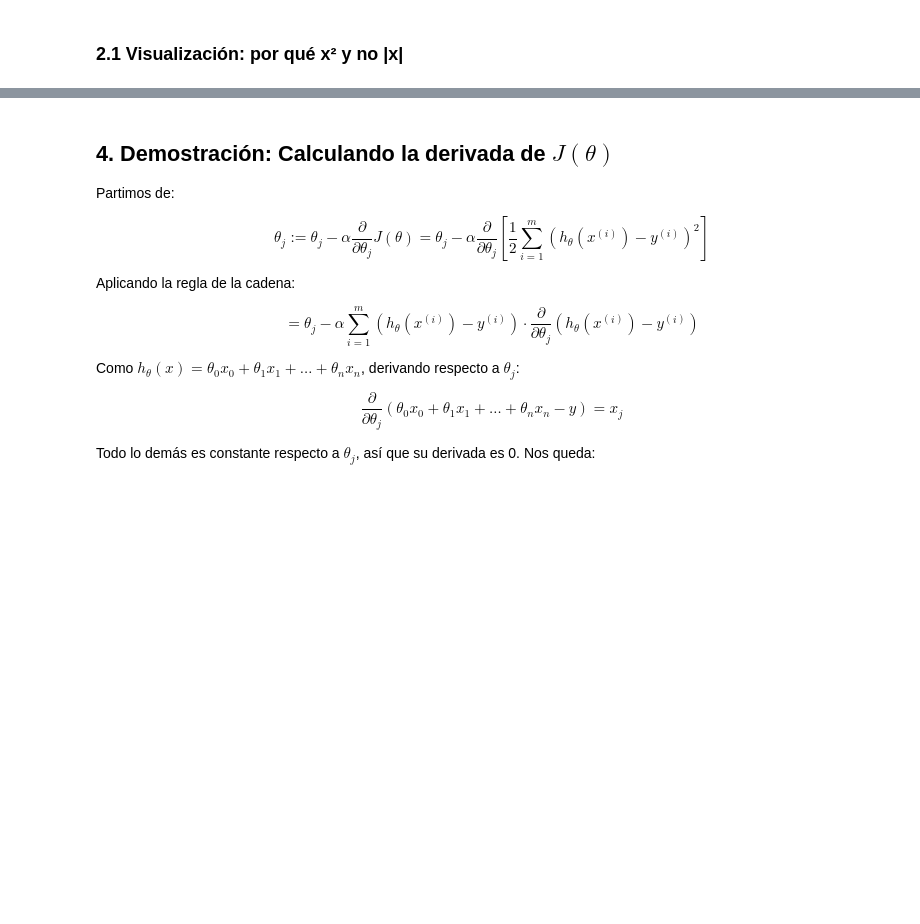
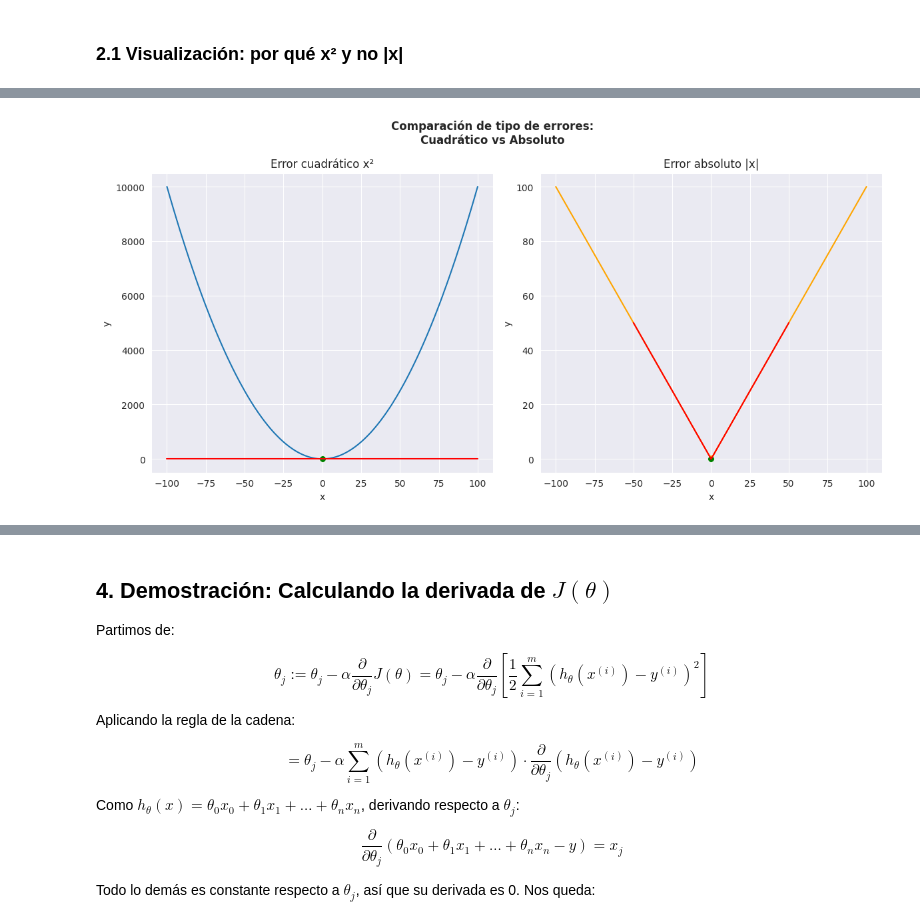
Before and after one commit to Jesus-Penaranda/Descenso-del-Gradiente-desde-Cero, a Jupyter notebook: descenso_gradiente.ipynb, the cells around one changed output, grey strips where cells are left out. Saved outputs shown, nothing was run; the diff lists cells and outputs as text; code cells hidden in the pictures; blank space fills up the shorter version.

```diff
--- a/descenso_gradiente.ipynb
+++ b/descenso_gradiente.ipynb
@@ -30,21 +30,3 @@ donde:
 **¿Por qué cuadrado y no valor absoluto?**
 
 Con $|x|$ tendríamos problemas en el punto mínimo (la derivada no existe). Con $x^2$ la función es suave (parábola), diferenciable en todos lados, y los errores grandes se penalizan más. Además, si buscáramos una implementación básica: $\sum_{i=1}^{m} \left( h_\theta(x^{(i)}) - y^{(i)} \right)$ los errores positivos y negativos se cancelarían entre sí, ocultando el margen de fallo real del modelo.
-# %%
-import numpy as np
-import matplotlib.pyplot as plt
-import matplotlib.patches as mpatches
-from mpl_toolkits.mplot3d import Axes3D
-
-plt.style.use('dark_background')
-plt.rcParams['figure.facecolor'] = '#0d1117'
-plt.rcParams['axes.facecolor'] = '#161b22'
-plt.rcParams['axes.edgecolor'] = '#30363d'
-plt.rcParams['grid.color'] = '#21262d'
-plt.rcParams['text.color'] = '#c9d1d9'
-plt.rcParams['axes.labelcolor'] = '#8b949e'
-plt.rcParams['xtick.color'] = '#8b949e'
-plt.rcParams['ytick.color'] = '#8b949e'
-plt.rcParams['font.family'] = 'monospace'
-
-print("OK: Librerías cargadas")
@@ -98,0 +40,34 @@ Con x² hay una única tangente en cada punto -> el gradiente siempre está bien
+# %%
+x_par = np.linspace(-100,100, 100)
+y_par = x_par**2
+
+x_abs = np.linspace(-100,100, 100)
+y_abs = np.abs(x_abs)
+sns.set_style("darkgrid")
+fig, axes = plt.subplots(1,2,figsize=(12,6))
+
+fig.suptitle("Comparación de tipo de errores:\nCuadrático vs Absoluto", fontweight="bold")
+
+sns.scatterplot(x=[0],y=[0], ax=axes[0], color="green", s=50) # Punto mínimo
+sns.lineplot(x=x_par,y=y_par, ax=axes[0])
+axes[0].set_title("Error cuadrático x²")
+axes[0].set_xlabel("x")
+axes[0].set_ylabel("y")
+
+sns.scatterplot(x=[0],y=[0], ax=axes[1], color="green", s=50) # Punto mínimo
+sns.lineplot(x=x_abs,y=y_abs, ax=axes[1], color="orange")
+axes[1].set_title("Error absoluto |x|")
+axes[1].set_xlabel("x")
+axes[1].set_ylabel("y")
+
+# Dibujamos la recta tangente de x²
+sns.lineplot(x=np.linspace(-100,100,2),y=[0]*2, ax=axes[0], color="red")  # Pendiente 0
+
+# Dibujamos las rectas tangentes de |x|
+sns.lineplot(x=np.linspace(0,50,2),y=np.linspace(0,50,2), ax=axes[1], color="red")
+sns.lineplot(x=np.linspace(-50,0,2),y=np.linspace(50,0,2), ax=axes[1], color="red")
+
+plt.tight_layout()
+plt.show()
+# %% [output]
+[figure, added]
```
Also changed, not shown: parts of 49 cells of this notebook, 2 other files.
